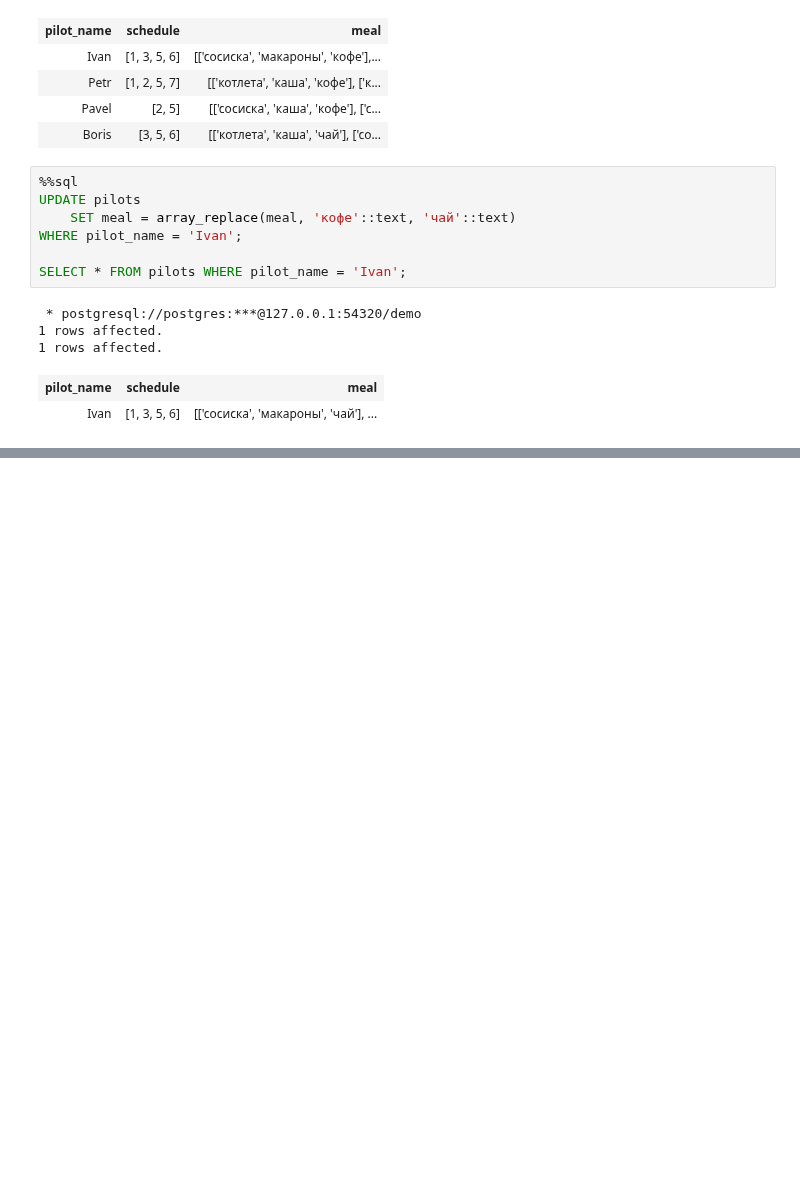
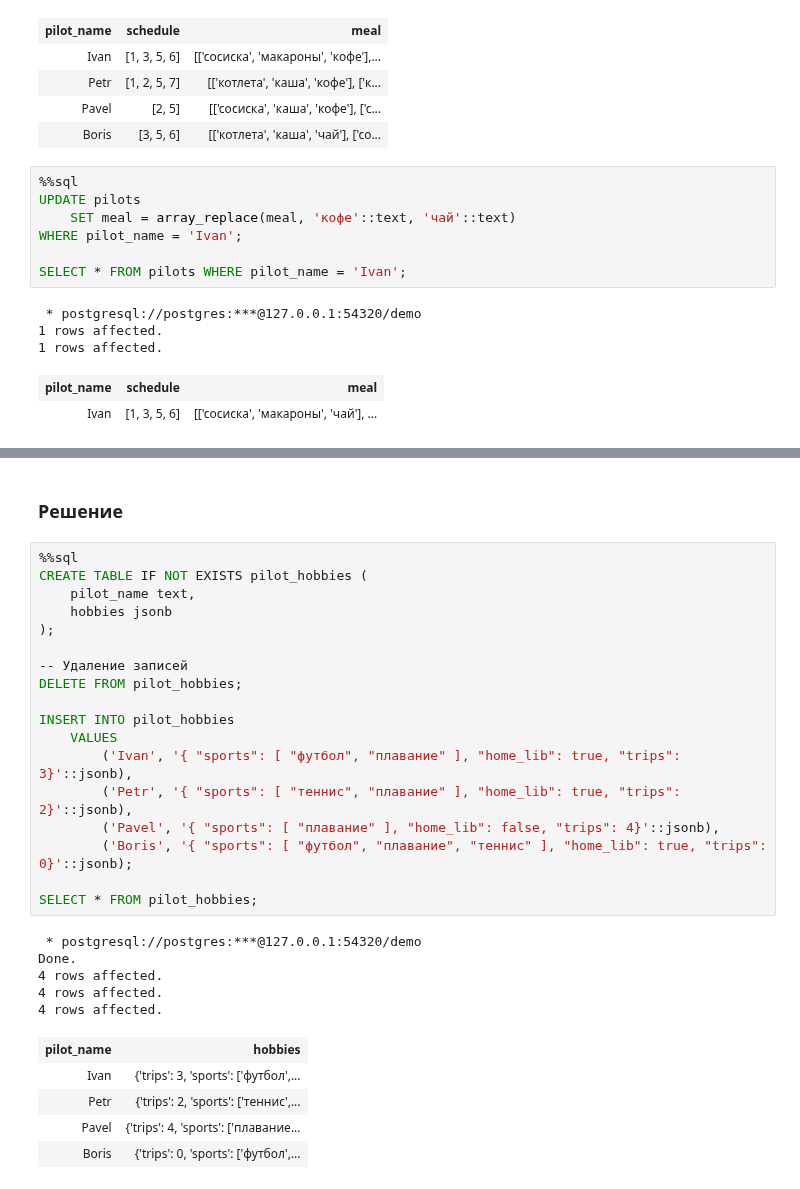
Before and after one commit to vowatchka/postgres_basic, a Jupyter notebook: practices/4_postgres_datatypes/sql.ipynb, the cells around one changed output, grey strips where cells are left out. Drawn from its saved outputs; the diff is of its cells as text; blank space fills up the shorter version.

Commit message:
4 postgres datatypes: task 34 completed (sql)

```diff
--- a/practices/4_postgres_datatypes/sql.ipynb
+++ b/practices/4_postgres_datatypes/sql.ipynb
@@ -2346,0 +2377,31 @@ SELECT * FROM pilots WHERE pilot_name = 'Ivan';
+# %% [markdown]
+### Решение
+# %%
+%%sql
+CREATE TABLE IF NOT EXISTS pilot_hobbies (
+    pilot_name text,
+    hobbies jsonb
+);
+
+-- Удаление записей
+DELETE FROM pilot_hobbies;
+
+INSERT INTO pilot_hobbies
+    VALUES
+        ('Ivan', '{ "sports": [ "футбол", "плавание" ], "home_lib": true, "trips": 3}'::jsonb),
+        ('Petr', '{ "sports": [ "теннис", "плавание" ], "home_lib": true, "trips": 2}'::jsonb),
+        ('Pavel', '{ "sports": [ "плавание" ], "home_lib": false, "trips": 4}'::jsonb),
+        ('Boris', '{ "sports": [ "футбол", "плавание", "теннис" ], "home_lib": true, "trips": 0}'::jsonb);
+
+SELECT * FROM pilot_hobbies;
+# %% [output]
+ * postgresql://postgres:***@127.0.0.1:54320/demo
+Done.
+4 rows affected.
+4 rows affected.
+4 rows affected.
+| pilot_name | hobbies |
+| Ivan | {'trips': 3, 'sports': ['футбол',... |
+| Petr | {'trips': 2, 'sports': ['теннис',... |
+| Pavel | {'trips': 4, 'sports': ['плавание... |
+| Boris | {'trips': 0, 'sports': ['футбол',... |
```
Also changed, not shown: parts of 5 cells of this notebook.
